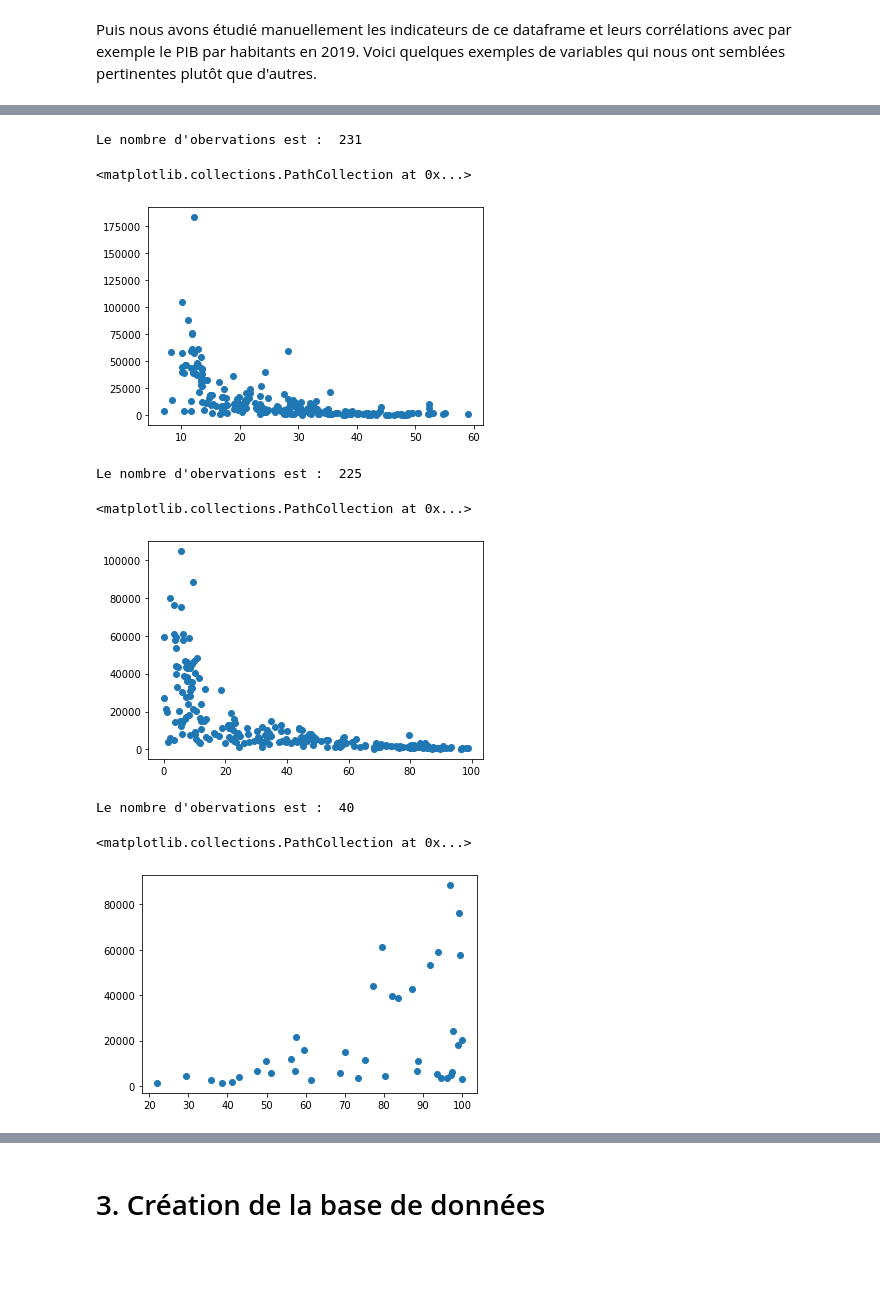
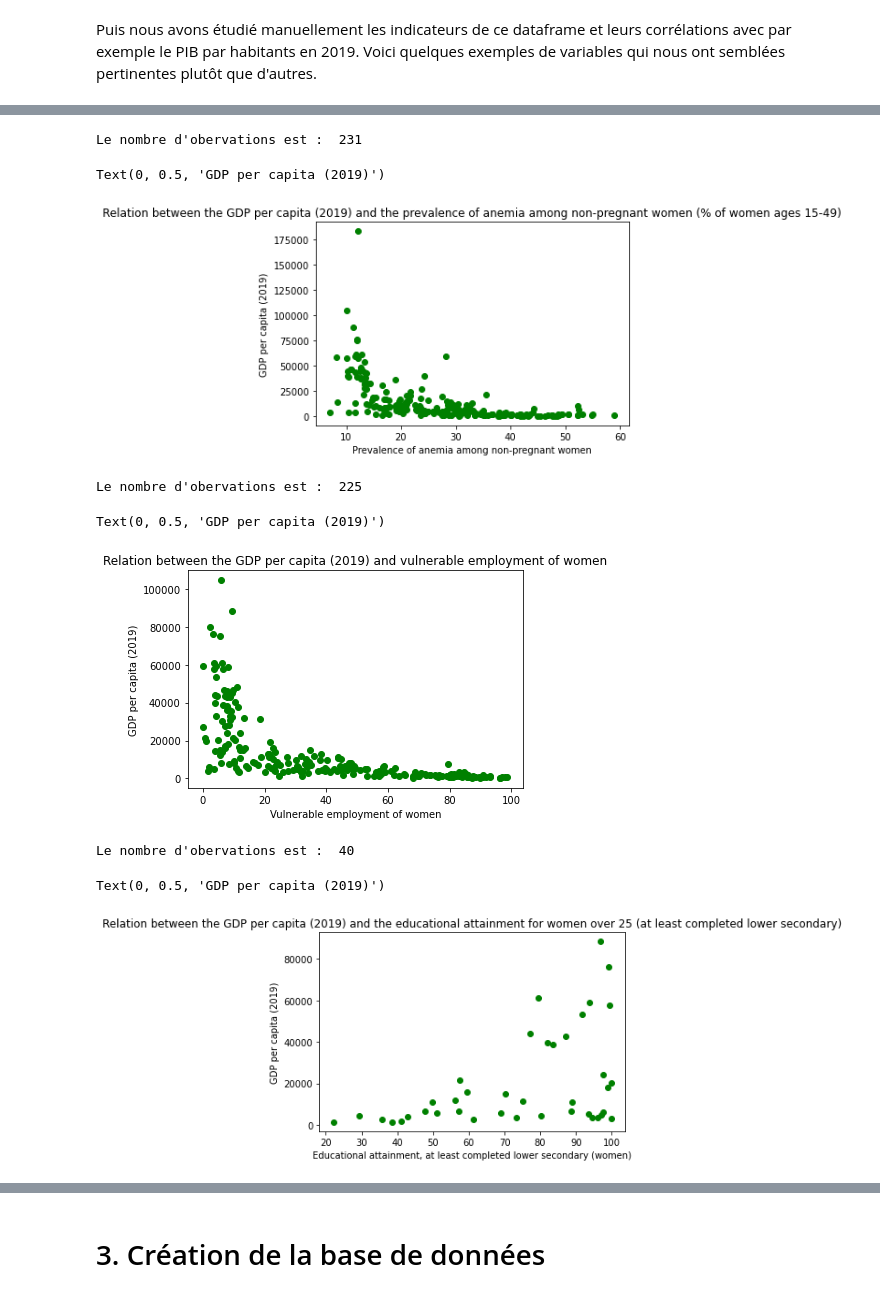
Before and after one commit to cmllbll/Gender-Inequalities-and-Development, a Jupyter notebook: Notebook final.ipynb, the cells around one changed output, grey strips where cells are left out. Drawn from its saved outputs; the diff is of its cells as text; code cells hidden in the pictures; blank space fills up the shorter version.

```diff
--- a/Notebook final.ipynb
+++ b/Notebook final.ipynb
@@ -459,7 +433,7 @@ def corr_indicateurs(df1, df2, indicator_name) :
     X_ = Z.iloc[:,3].values
     y_ = Z.iloc[:,4].values
 
-    graph = plt.scatter(X_, y_)
+    graph = plt.scatter(X_, y_, color="green")
 
     return graph
 # %%
@@ -473,25 +450,34 @@ Le nombre d'obervations est :  225
 # %%
 #Graphique de corrélation pour l'indicateur 'Prevalence of anemia among non-pregnant women (% of women ages 15-49)'
 
 corr_indicateurs(df_women, df_pib_name, 'Prevalence of anemia among non-pregnant women (% of women ages 15-49)')
+plt.title('Relation between the GDP per capita (2019) and the prevalence of anemia among non-pregnant women (% of women ages 15-49)')
+plt.xlabel('Prevalence of anemia among non-pregnant women')
+plt.ylabel('GDP per capita (2019)')
 # %% [output]
 Le nombre d'obervations est :  231
-<matplotlib.collections.PathCollection at 0x...>
+Text(0, 0.5, 'GDP per capita (2019)')
-[figure, old version]
+[figure, new version]
 # %%
 #Graphique de corrélation pour l'indicateur 'Vulnerable employment, female (% of male employment) (modeled ILO estimate)'
 
 corr_indicateurs(df_female, df_pib_name, 'Vulnerable employment, female (% of female employment) (modeled ILO estimate)')
+plt.title('Relation between the GDP per capita (2019) and vulnerable employment of women')
+plt.xlabel('Vulnerable employment of women')
+plt.ylabel('GDP per capita (2019)')
 # %% [output]
 Le nombre d'obervations est :  225
-<matplotlib.collections.PathCollection at 0x...>
+Text(0, 0.5, 'GDP per capita (2019)')
-[figure, old version]
+[figure, new version]
 # %%
 #Exemple d'indicateur non pertinent : Educational attainment, at least completed lower secondary, population 25+, female (%) (cumulative)
 
 corr_indicateurs(df_female, df_pib_name, 'Educational attainment, at least completed lower secondary, population 25+, female (%) (cumulative)')
+plt.title('Relation between the GDP per capita (2019) and the educational attainment for women over 25 (at least completed lower secondary)')
+plt.xlabel('Educational attainment, at least completed lower secondary (women)')
+plt.ylabel('GDP per capita (2019)')
 # %% [output]
 Le nombre d'obervations est :  40
-<matplotlib.collections.PathCollection at 0x...>
+Text(0, 0.5, 'GDP per capita (2019)')
-[figure, old version]
+[figure, new version]
 # %% [markdown]
```
Also changed, not shown: parts of 7 cells of this notebook.
